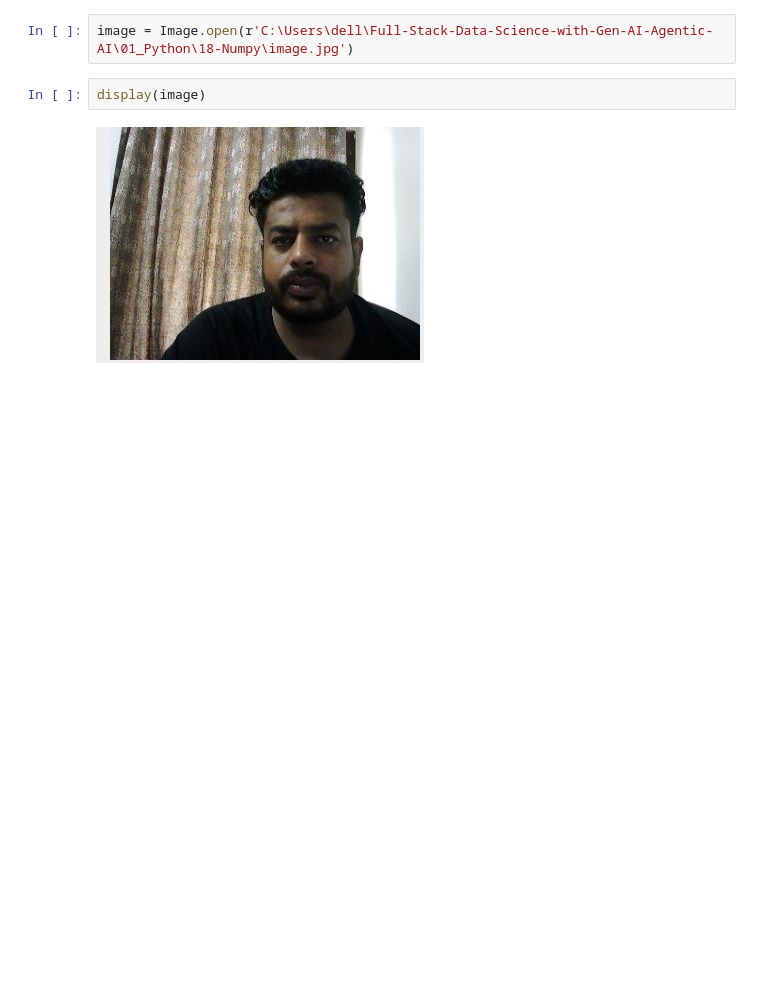
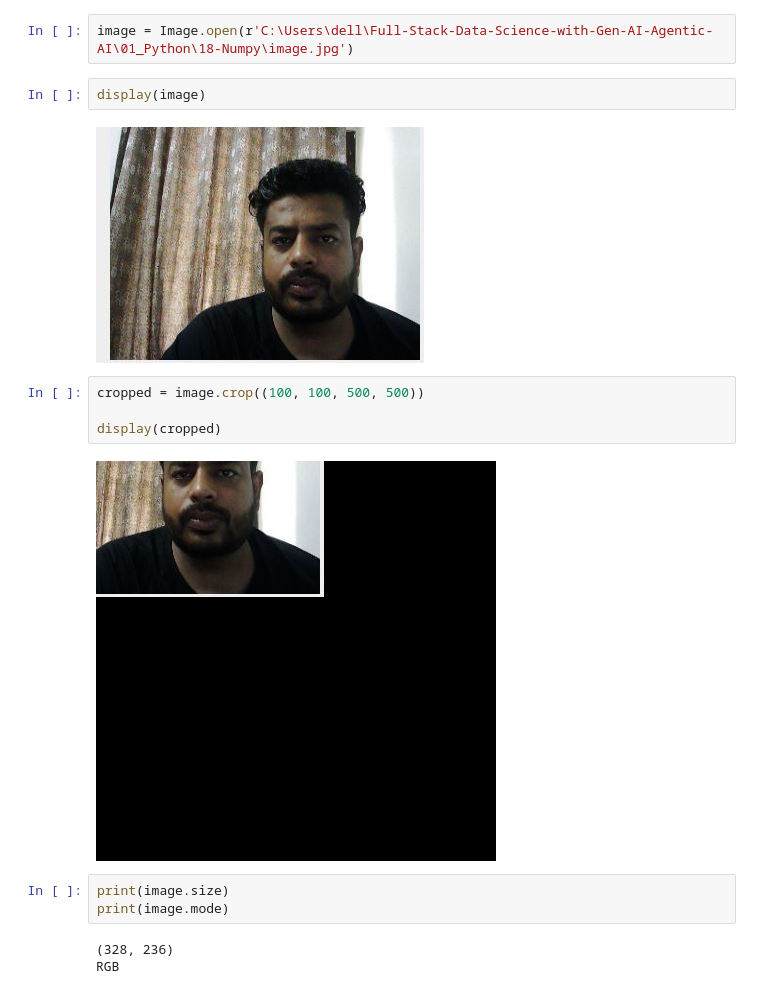
Before and after one commit to HarvindarRaghav/Full-Stack-Data-Science-with-Gen-AI-Agentic-AI, a Jupyter notebook: 01_Python/18-Numpy/imagetoArray.ipynb, the cells around one changed output. Cells and saved outputs as stored; diff of their text form; blank space fills up the shorter version.

```diff
--- a/01_Python/18-Numpy/imagetoArray.ipynb
+++ b/01_Python/18-Numpy/imagetoArray.ipynb
@@ -26,6 +26,18 @@ image = Image.open(r'C:\Users\dell\Full-Stack-Data-Science-with-Gen-AI-Agentic-A
 display(image)
 # %% [output]
 [figure]
+# %%
+cropped = image.crop((100, 100, 500, 500))
+
+display(cropped)
+# %% [output]
+[figure, added]
+# %%
+print(image.size)
+print(image.mode)
+# %% [output]
+(328, 236)
+RGB
 # %%
 image
 # %% [output]
```
Also changed, not shown: parts of 1 cell of this notebook.
